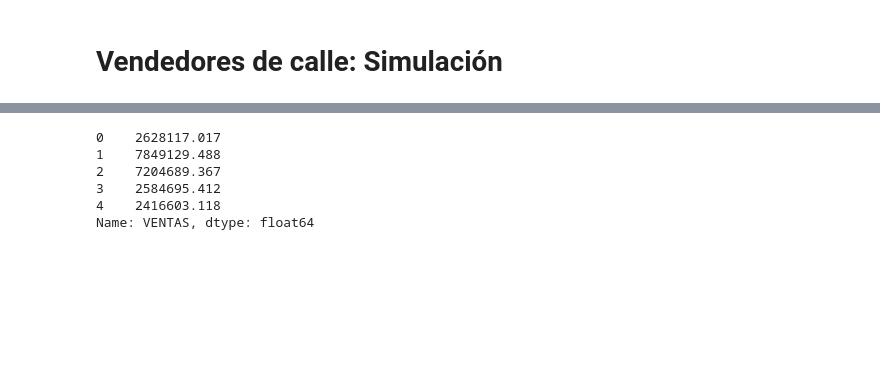
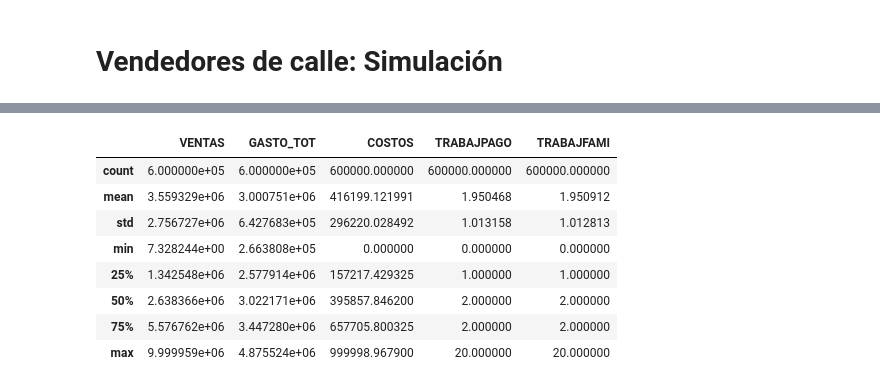
Before and after one commit to caravilaga/Repositorio_DANE, a Jupyter notebook: Experimental/Arreglo Censo.ipynb, the cells around one changed output, grey strips where cells are left out. Drawn from its saved outputs; the diff is of its cells as text; code cells hidden in the pictures; blank space fills up the shorter version.

```diff
--- a/Experimental/Arreglo Censo.ipynb
+++ b/Experimental/Arreglo Censo.ipynb
@@ -1187,20 +1186,34 @@ df = pd.read_csv(data_path+"Crudo/DB_SIMULADA_VDC.csv", sep=';',header = 0)
 Name: ACTIVIDAD, dtype: int64
-# %%
-df['CIIU_4'] = 1789
-df.to_csv(data_path+"Crudo/DB_SIMULADA_VDC (2).csv", sep=';', index=False)
-# %%
-df['POTTOT'] = df[['TRABAJSOC','TRABAJPAGO','TRABAJFAMI']].sum(axis=1)
-# %%
-df['VENTAS'].head()
-# %% [output]
-0    2628117.017
-1    7849129.488
-2    7204689.367
-3    2584695.412
-4    2416603.118
-Name: VENTAS, dtype: float64
+# %%
+#df['CIIU_4'] = 1789
+#df.to_csv(data_path+"Crudo/DB_SIMULADA_VDC (2).csv", sep=';', index=False)
+
+# Diccionario
+g4_dictionary ={"1. Venta de mercancías" : 3, "2. Prestación de servicios" : 4, "3. Elaboración o fabricación productos" : 2}
+
+# Creación GRUPOS4
+df['GRUPOS4'] = df['ACTIVIDAD'].map(g4_dictionary)
+
+df.loc[df['USADO']=="1. Venta de mercancías",['GRUPOS4']] = 3
+df.loc[df['USADO']=="2. Prestación de servicios",['GRUPOS4']] = 4
+df.loc[df['USADO']=="3. Elaboración o fabricación productos",['GRUPOS4']] = 2
+
+
+# Creación CPAM Ciudad Principal y Área Metropolitana
+cpam = [11001,	5001,	5079,	5088,	5129,	5212,	5266,	5308,	5360,	5380,	5631,	76001,	76892,	8001,
+        8758,	68001,	68276,	68307,	68547,	17001,	17873,	52001,	66001,	66170,	66400,	73001,	54001,	54874,
+        54405,	54261,	50001,	23001,	13001,	15001,	18001,	19001,	20001,	27001,	41001,	44001,	47001,	63001,
+        70001,	88001]
+df['COD_MPIO'] = pd.to_numeric(df['COD_MPIO'], errors= 'coerce')
+df['CPAM'] = (df['COD_MPIO'].isin(cpam) & df['CLASE']==1).apply(lambda x: int(x))
+
+# Arreglar variable de Sexo
+df.loc[~((df['SEXO']=="1. Hombre") | (df['SEXO']=="2. Mujer")),'SEXO'] = df['FECHA_NAC']
+
+# Agregar variable de ubicación geográfica
+df['Inicio Coordinado GPS'] = "4.6477089,-74.0916305"
 # %%
-data_path = r"D:\DANE - Contrato\2024\Operativo Barrido\Data\Despliegue prueba\Vcalle/"
-dicc_path = r"D:\DANE - Contrato\2024\Operativo Barrido\Data/"
+#data_path = r"D:\DANE - Contrato\2024\Operativo Barrido\Data\Despliegue prueba\Vcalle/"
+#dicc_path = r"D:\DANE - Contrato\2024\Operativo Barrido\Data/"
 
-df = pd.read_csv(data_path + "Crudo/DB_SIMULADA_VDC (2).csv", sep = ';')
+#df = pd.read_csv(data_path + "Crudo/DB_SIMULADA_VDC (2).csv", sep = ';')
@@ -1208,0 +1220,16 @@ df['COD_DPTO']
+# %%
+# Debido a que las estadísticas descriptivas de las variables numéricas distan de las que se observan en la base de emicron
+# ya que el promedio diario de ventas, gastos y costos en los vendedores de calle resulta ser muy elevado, se considerará reemplazar
+# los valores simluados con los de EMICRON para poder tener variabilidad en los resultados y que el modelo no indique como anómalos
+# todos los registros.
+df[['VENTAS','GASTO_TOT','COSTOS','TRABAJSOC','TRABAJPAGO','TRABAJFAMI']].describe()
+# %% [output]
+|  | VENTAS | GASTO_TOT | COSTOS | TRABAJPAGO | TRABAJFAMI |
+| count | 6.000000e+05 | 6.000000e+05 | 600000.000000 | 600000.000000 | 600000.000000 |
+| mean | 3.559329e+06 | 3.000751e+06 | 416199.121991 | 1.950468 | 1.950912 |
+| std | 2.756727e+06 | 6.427683e+05 | 296220.028492 | 1.013158 | 1.012813 |
+| min | 7.328244e+00 | 2.663808e+05 | 0.000000 | 0.000000 | 0.000000 |
+| 25% | 1.342548e+06 | 2.577914e+06 | 157217.429325 | 1.000000 | 1.000000 |
+| 50% | 2.638366e+06 | 3.022171e+06 | 395857.846200 | 2.000000 | 2.000000 |
+| 75% | 5.576762e+06 | 3.447280e+06 | 657705.800325 | 2.000000 | 2.000000 |
+| max | 9.999959e+06 | 4.875524e+06 | 999998.967900 | 20.000000 | 20.000000 |
```
Also changed, not shown: parts of 8 cells of this notebook, 2 other files.
